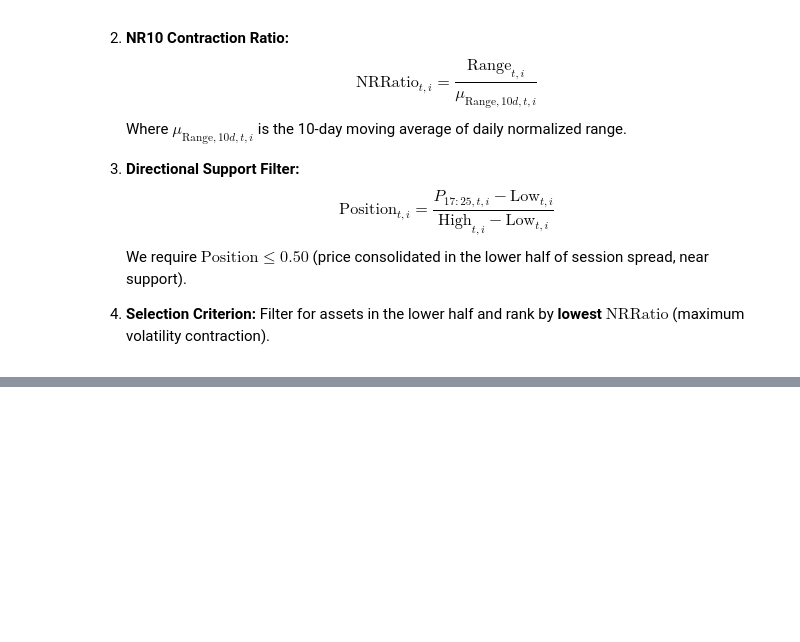
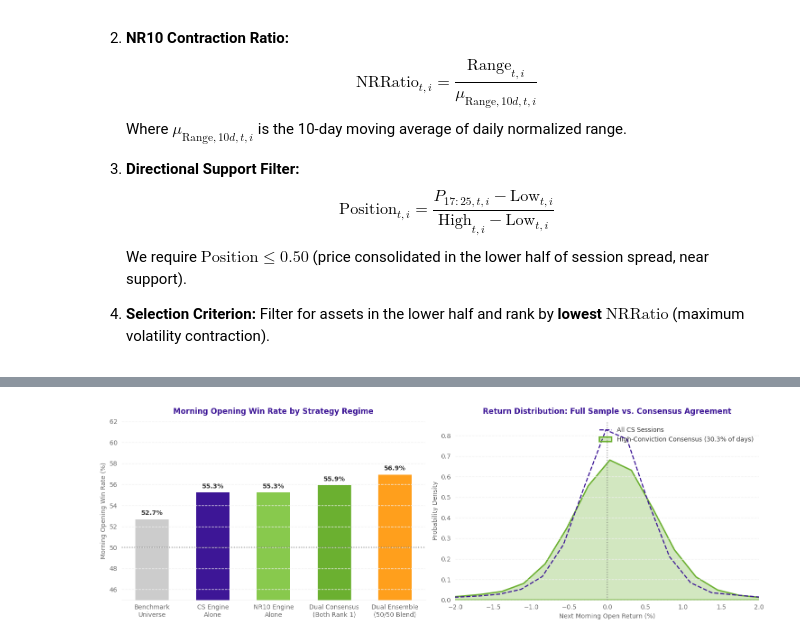
Before and after one commit to AnxoH/bme-contest, a Jupyter notebook: notebooks/03_micro_alpha_engines_and_events.ipynb, the cells around one changed output, grey strips where cells are left out. Drawn from its saved outputs; the diff is of its cells as text; code cells hidden in the pictures; blank space fills up the shorter version.

Commit message:
refactor(nb03): replace redundant event test with dual-engine synergy analysis and live order dispatch

```diff
--- a/notebooks/03_micro_alpha_engines_and_events.ipynb
+++ b/notebooks/03_micro_alpha_engines_and_events.ipynb
@@ -242,0 +275,41 @@ We execute `EngineMicroAlfaCS` and `EngineMicroAlfaNR` simulating an active risk
+# %%
+# Institutional Visualization of Dual-Engine Synergy
+fig, (ax1, ax2) = plt.subplots(1, 2, figsize=(15, 5))
+
+# Panel 1: Win Rate Comparison Across Algorithmic Regimes
+benchmark_winrate = (next_open_rebounds.stack() > 0).mean() * 100
+cs_winrate = (df_synergy['Ret_CS'] > 0).mean() * 100
+nr_winrate = (df_synergy['Ret_NR'] > 0).mean() * 100
+consensus_winrate = (df_synergy[df_synergy['Consensus']]['Ret_CS'] > 0).mean() * 100
+ensemble_winrate = (df_synergy['Ret_Ensemble'] > 0).mean() * 100
+
+regimes = ['Benchmark\nUniverse', 'CS Engine\nAlone', 'NR10 Engine\nAlone', 'Dual Consensus\n(Both Rank 1)', 'Dual Ensemble\n(50/50 Blend)']
+win_rates = [benchmark_winrate, cs_winrate, nr_winrate, consensus_winrate, ensemble_winrate]
+colors = ['#cccccc', bme_purple, '#88c94d', bme_green, '#FF9F1C']
+
+bars = ax1.bar(regimes, win_rates, color=colors, width=0.55)
+ax1.axhline(50.0, color=text_gray, linestyle=':', alpha=0.7)
+ax1.set_ylabel('Morning Opening Win Rate (%)', color=text_gray)
+ax1.set_ylim(45, 62)
+ax1.set_title('Morning Opening Win Rate by Strategy Regime', fontsize=12, fontweight='bold', color=bme_purple, pad=12)
+
+for bar in bars:
+    h = bar.get_height()
+    ax1.text(bar.get_x() + bar.get_width()/2, h + 0.4, f"{h:.1f}%", ha='center', fontweight='bold', color='#333333')
+
+# Panel 2: Return Density - Full Sample vs High-Conviction Consensus
+sns.kdeplot(df_synergy['Ret_CS'], label='All CS Sessions', color=bme_purple, linewidth=1.8, linestyle='--', ax=ax2)
+sns.kdeplot(df_synergy[df_synergy['Consensus']]['Ret_CS'], label=f'High-Conviction Consensus ({consensus_pct:.1f}% of days)',
+            color=bme_green, fill=True, alpha=0.3, linewidth=2.2, ax=ax2)
+
+ax2.axvline(0, color=text_gray, linestyle=':', alpha=0.7)
+ax2.set_xlim(-2.0, 2.0)
+ax2.set_xlabel('Next Morning Open Return (%)', color=text_gray)
+ax2.set_ylabel('Probability Density', color=text_gray)
+ax2.set_title('Return Distribution: Full Sample vs. Consensus Agreement', fontsize=12, fontweight='bold', color=bme_purple, pad=12)
+ax2.legend()
+
+plt.tight_layout()
+plt.show()
+# %% [output]
+[figure, added]
```
Also changed, not shown: parts of 18 cells of this notebook, 2 other files.
